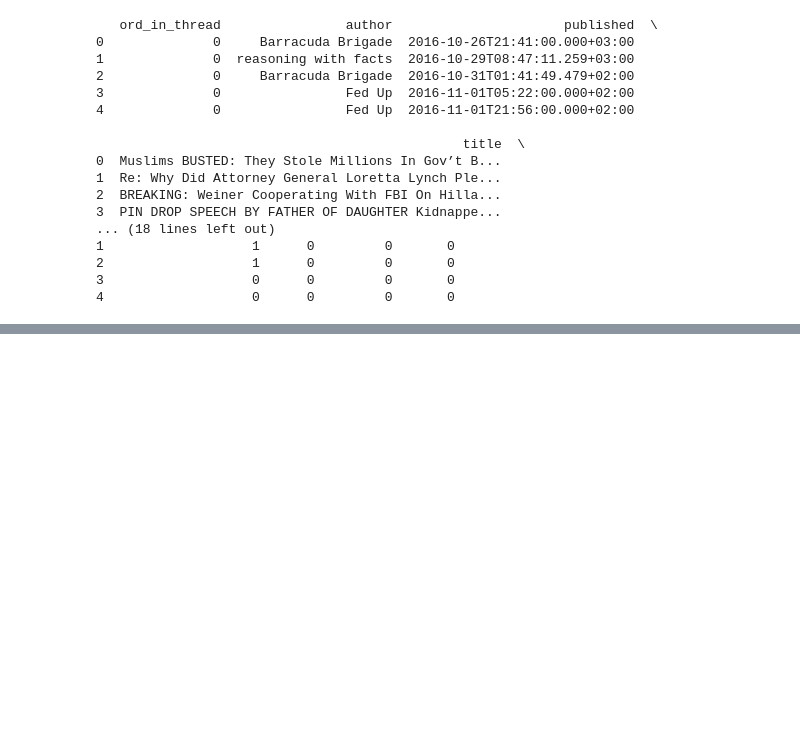
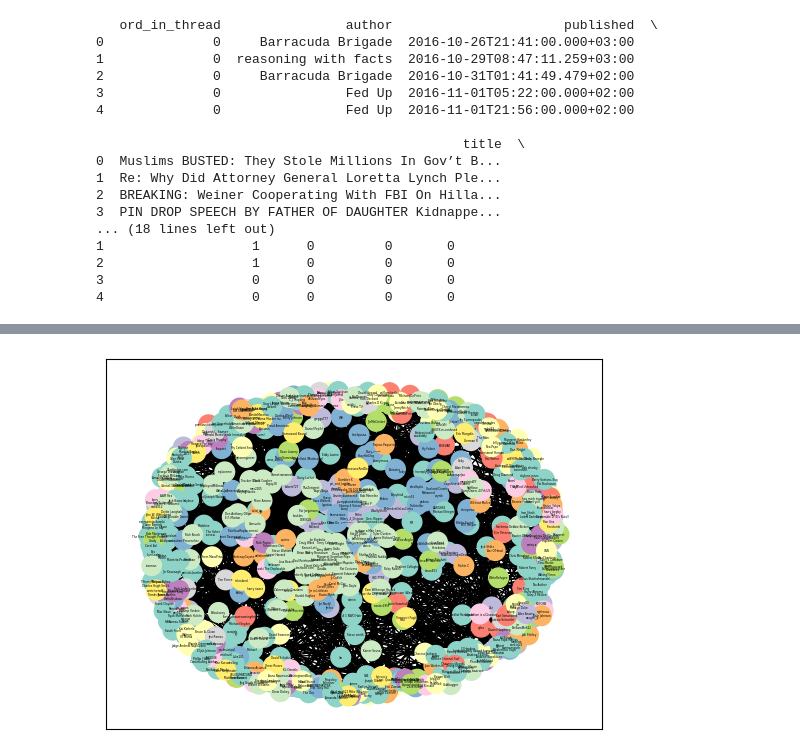
Before and after one commit to joviprata/projeto-tag, a Jupyter notebook: Projeto 1.ipynb, the cells around one changed output, grey strips where cells are left out. Saved outputs shown, nothing was run; the diff lists cells and outputs as text; code cells hidden in the pictures; blank space fills up the shorter version.

```diff
--- a/Projeto 1.ipynb
+++ b/Projeto 1.ipynb
@@ -87,0 +144,20 @@ Score do user mais influente:  0.0290108030283483
+# %%
+# A biblioteca NetworkX não implementa nativamente o algoritmo de Louvain
+import community
+# Sabendo que nosso grafo está armazenado em G
+part = community.best_partition(G.to_undirected())
+size = float(len(set(part.values())))
+pos = nx.spring_layout(G, seed=42, k=0.7)
+colors = [part[node] for node in G.nodes()]
+nx.draw_networkx(
+    G, pos,
+    node_color=colors,
+    with_labels=True,
+    cmap=plt.cm.Set3,
+    node_size=200,
+    font_size=2
+)
+plt.savefig("grafo_louvain.png", dpi=500, bbox_inches='tight')
+plt.show()
+# %% [output]
+[figure, added]
```
Also changed, not shown: parts of 17 cells of this notebook, 2 other files.
